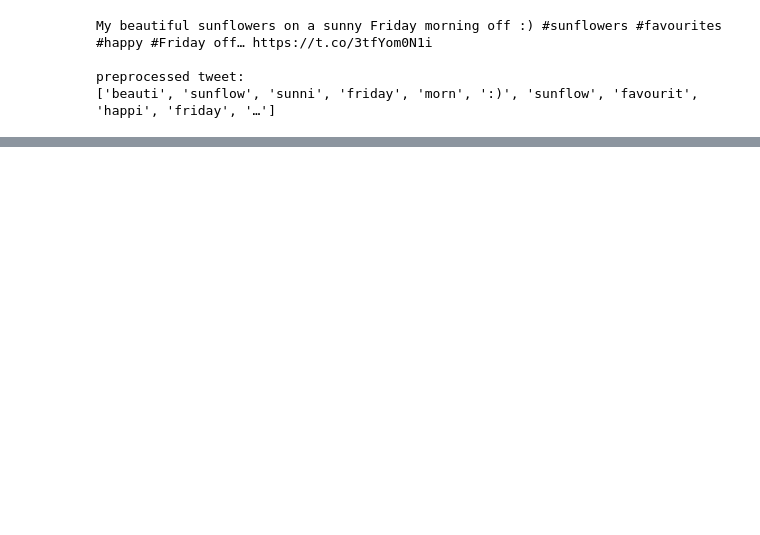
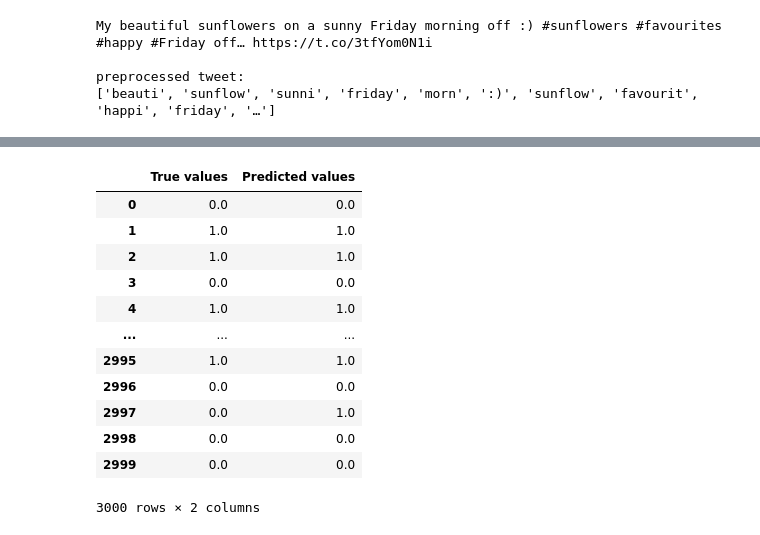
Before and after one commit to B-Tech-AI-Python/Class-assignments, a Jupyter notebook: sem-4/Lab9_8_3/Lab9_PreprocessingNLPUsingNLTKPackage.ipynb, the cells around one changed output, grey strips where cells are left out. Drawn from its saved outputs; the diff is of its cells as text; code cells hidden in the pictures; blank space fills up the shorter version.

```diff
--- a/sem-4/Lab9_8_3/Lab9_PreprocessingNLPUsingNLTKPackage.ipynb
+++ b/sem-4/Lab9_8_3/Lab9_PreprocessingNLPUsingNLTKPackage.ipynb
@@ -563,0 +592,16 @@ pd.DataFrame({'True': y_test, 'Pred': y_pred})
+# %%
+pd.DataFrame({'True values': y_test, 'Predicted values': y_pred})
+# %% [output]
+|  | True values | Predicted values |
+| 0 | 0.0 | 0.0 |
+| 1 | 1.0 | 1.0 |
+| 2 | 1.0 | 1.0 |
+| 3 | 0.0 | 0.0 |
+| 4 | 1.0 | 1.0 |
+| ... | ... | ... |
+| 2995 | 1.0 | 1.0 |
+| 2996 | 0.0 | 0.0 |
+| 2997 | 0.0 | 1.0 |
+| 2998 | 0.0 | 0.0 |
+| 2999 | 0.0 | 0.0 |
+3000 rows × 2 columns
```
Also changed, not shown: parts of 85 cells of this notebook, 15 other files.
